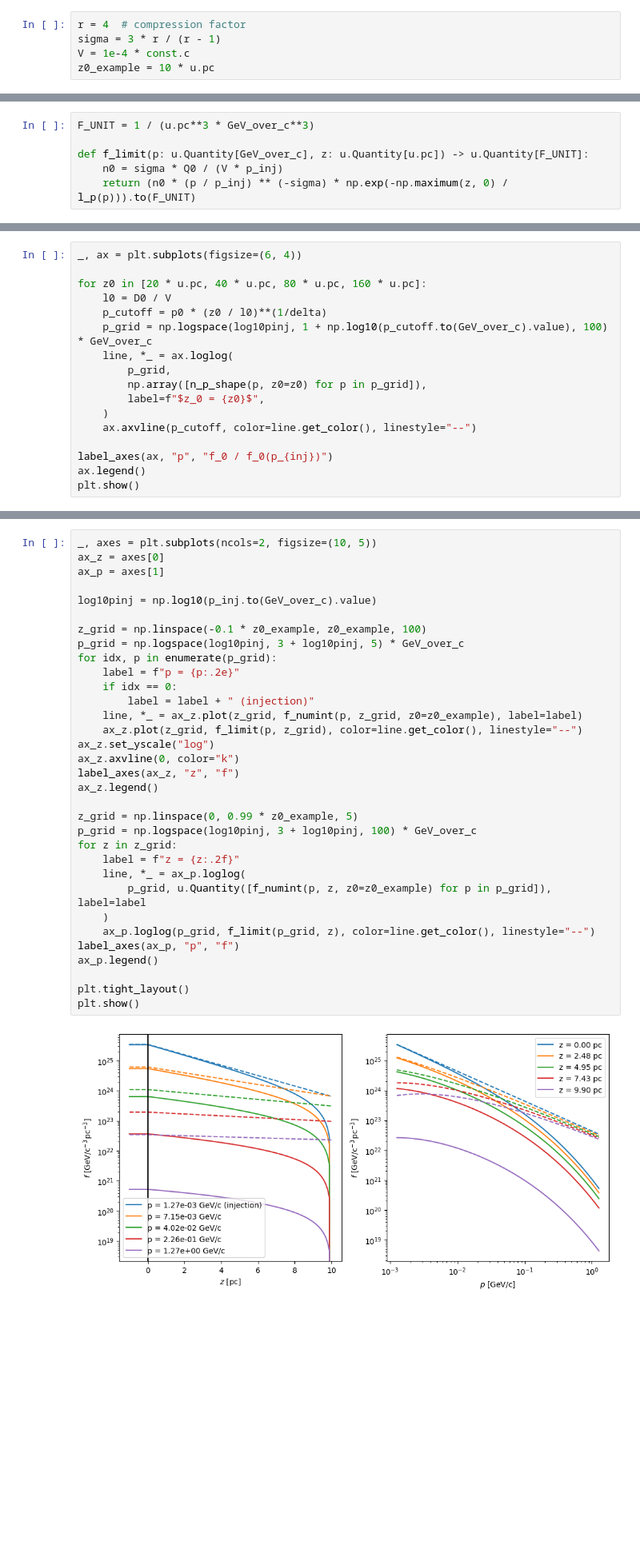
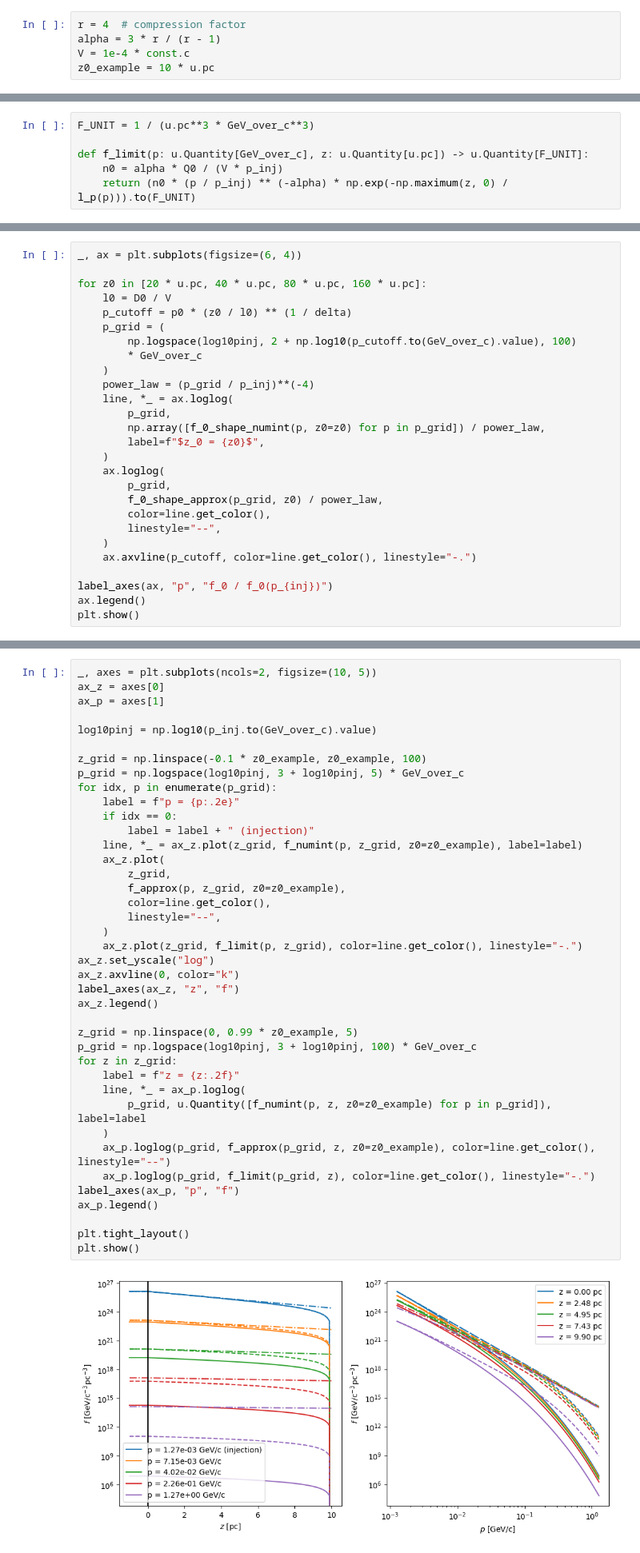
Before and after one commit to nj-vs-vh/gssi-he-th, a Jupyter notebook: 17 Spectrum Calculation and Boundary Conditions in Planar Shock with Free Escape Surface.ipynb, the cells around one changed output, grey strips where cells are left out. Shown at 80% size. Drawn from its saved outputs; the diff is of its cells as text; blank space fills up the shorter version.

```diff
--- a/17 Spectrum Calculation and Boundary Conditions in Planar Shock with Free Escape Surface.ipynb
+++ b/17 Spectrum Calculation and Boundary Conditions in Planar Shock with Free Escape Surface.ipynb
@@ -36,7 +36,7 @@ Boundary condition:
 ## Basic geometry and shock properties
 # %%
 r = 4  # compression factor
-sigma = 3 * r / (r - 1)
+alpha = 3 * r / (r - 1)
 V = 1e-4 * const.c
 z0_example = 10 * u.pc
 # %%
@@ -128,8 +129,8 @@ $n_0 = \frac{\alpha Q_0}{V p_i}$ – spectrum normalization.
 F_UNIT = 1 / (u.pc**3 * GeV_over_c**3)
 
 def f_limit(p: u.Quantity[GeV_over_c], z: u.Quantity[u.pc]) -> u.Quantity[F_UNIT]:
-    n0 = sigma * Q0 / (V * p_inj)
-    return (n0 * (p / p_inj) ** (-sigma) * np.exp(-np.maximum(z, 0) / l_p(p))).to(F_UNIT)
+    n0 = alpha * Q0 / (V * p_inj)
+    return (n0 * (p / p_inj) ** (-alpha) * np.exp(-np.maximum(z, 0) / l_p(p))).to(F_UNIT)
 # %%
 _, axes = plt.subplots(ncols=2, figsize=(10, 5))
 ax_z = axes[0]
@@ -228,14 +268,24 @@ _, ax = plt.subplots(figsize=(6, 4))
 
 for z0 in [20 * u.pc, 40 * u.pc, 80 * u.pc, 160 * u.pc]:
     l0 = D0 / V
-    p_cutoff = p0 * (z0 / l0)**(1/delta)
-    p_grid = np.logspace(log10pinj, 1 + np.log10(p_cutoff.to(GeV_over_c).value), 100) * GeV_over_c
+    p_cutoff = p0 * (z0 / l0) ** (1 / delta)
+    p_grid = (
+        np.logspace(log10pinj, 2 + np.log10(p_cutoff.to(GeV_over_c).value), 100)
+        * GeV_over_c
+    )
+    power_law = (p_grid / p_inj)**(-4)
     line, *_ = ax.loglog(
         p_grid,
-        np.array([n_p_shape(p, z0=z0) for p in p_grid]),
+        np.array([f_0_shape_numint(p, z0=z0) for p in p_grid]) / power_law,
         label=f"$z_0 = {z0}$",
     )
-    ax.axvline(p_cutoff, color=line.get_color(), linestyle="--")
+    ax.loglog(
+        p_grid,
+        f_0_shape_approx(p_grid, z0) / power_law,
+        color=line.get_color(),
+        linestyle="--",
+    )
+    ax.axvline(p_cutoff, color=line.get_color(), linestyle="-.")
 
 label_axes(ax, "p", "f_0 / f_0(p_{inj})")
 ax.legend()
@@ -311,33 +351,40 @@ _, axes = plt.subplots(ncols=2, figsize=(10, 5))
 ax_z = axes[0]
 ax_p = axes[1]
 
 log10pinj = np.log10(p_inj.to(GeV_over_c).value)
 
 z_grid = np.linspace(-0.1 * z0_example, z0_example, 100)
 p_grid = np.logspace(log10pinj, 3 + log10pinj, 5) * GeV_over_c
 for idx, p in enumerate(p_grid):
     label = f"p = {p:.2e}"
     if idx == 0:
         label = label + " (injection)"
     line, *_ = ax_z.plot(z_grid, f_numint(p, z_grid, z0=z0_example), label=label)
-    ax_z.plot(z_grid, f_limit(p, z_grid), color=line.get_color(), linestyle="--")
+    ax_z.plot(
+        z_grid,
+        f_approx(p, z_grid, z0=z0_example),
+        color=line.get_color(),
+        linestyle="--",
+    )
+    ax_z.plot(z_grid, f_limit(p, z_grid), color=line.get_color(), linestyle="-.")
 ax_z.set_yscale("log")
 ax_z.axvline(0, color="k")
 label_axes(ax_z, "z", "f")
 ax_z.legend()
 
 z_grid = np.linspace(0, 0.99 * z0_example, 5)
 p_grid = np.logspace(log10pinj, 3 + log10pinj, 100) * GeV_over_c
 for z in z_grid:
     label = f"z = {z:.2f}"
     line, *_ = ax_p.loglog(
         p_grid, u.Quantity([f_numint(p, z, z0=z0_example) for p in p_grid]), label=label
     )
-    ax_p.loglog(p_grid, f_limit(p_grid, z), color=line.get_color(), linestyle="--")
+    ax_p.loglog(p_grid, f_approx(p_grid, z, z0=z0_example), color=line.get_color(), linestyle="--")
+    ax_p.loglog(p_grid, f_limit(p_grid, z), color=line.get_color(), linestyle="-.")
 label_axes(ax_p, "p", "f")
 ax_p.legend()
 
 plt.tight_layout()
 plt.show()
 # %% [output]
-[figure, old version]
+[figure, new version]
```
Also changed, not shown: parts of 7 cells of this notebook.
